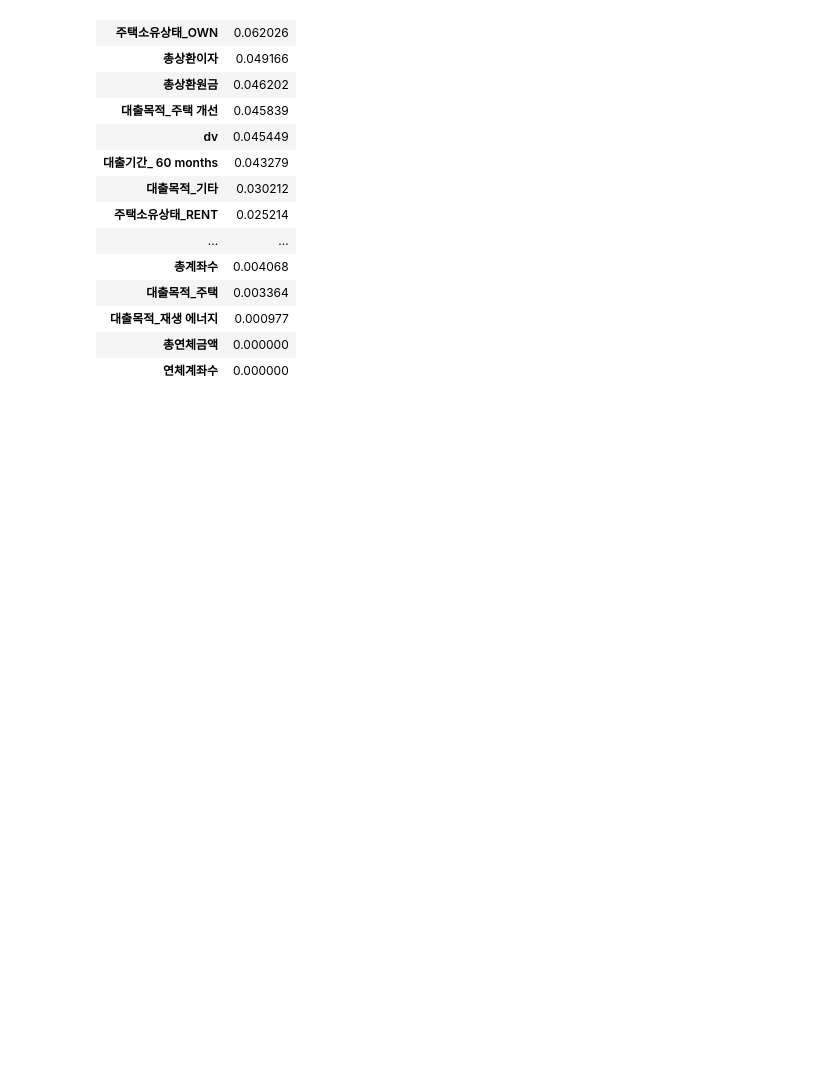
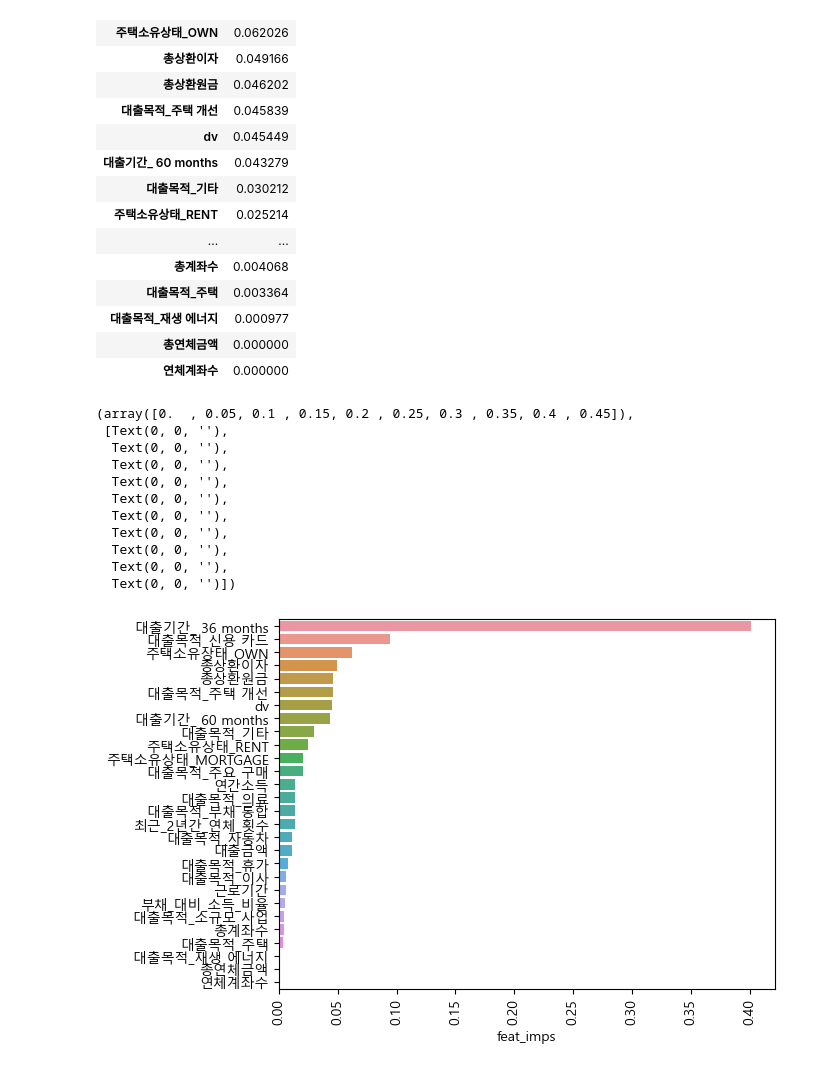
Before and after one commit to persuade39/project, a Jupyter notebook: EDA_preprocessing copy.ipynb, the cells around one changed output. Drawn from its saved outputs; the diff is of its cells as text; code cells hidden in the pictures; blank space fills up the shorter version.

```diff
--- a/EDA_preprocessing copy.ipynb
+++ b/EDA_preprocessing copy.ipynb
@@ -543,3 +545,19 @@ result
 | 대출목적_재생 에너지 | 0.000977 |
 | 총연체금액 | 0.000000 |
 | 연체계좌수 | 0.000000 |
+# %%
+sns.barplot(data=result, x='feat_imps', y=result.index, orient='h')
+plt.xticks(rotation=90)
+# %% [output]
+(array([0.  , 0.05, 0.1 , 0.15, 0.2 , 0.25, 0.3 , 0.35, 0.4 , 0.45]),
+ [Text(0, 0, ''),
+  Text(0, 0, ''),
+  Text(0, 0, ''),
+  Text(0, 0, ''),
+  Text(0, 0, ''),
+  Text(0, 0, ''),
+  Text(0, 0, ''),
+  Text(0, 0, ''),
+  Text(0, 0, ''),
+  Text(0, 0, '')])
+[figure, added]
```
Also changed, not shown: parts of 1 cell of this notebook.
